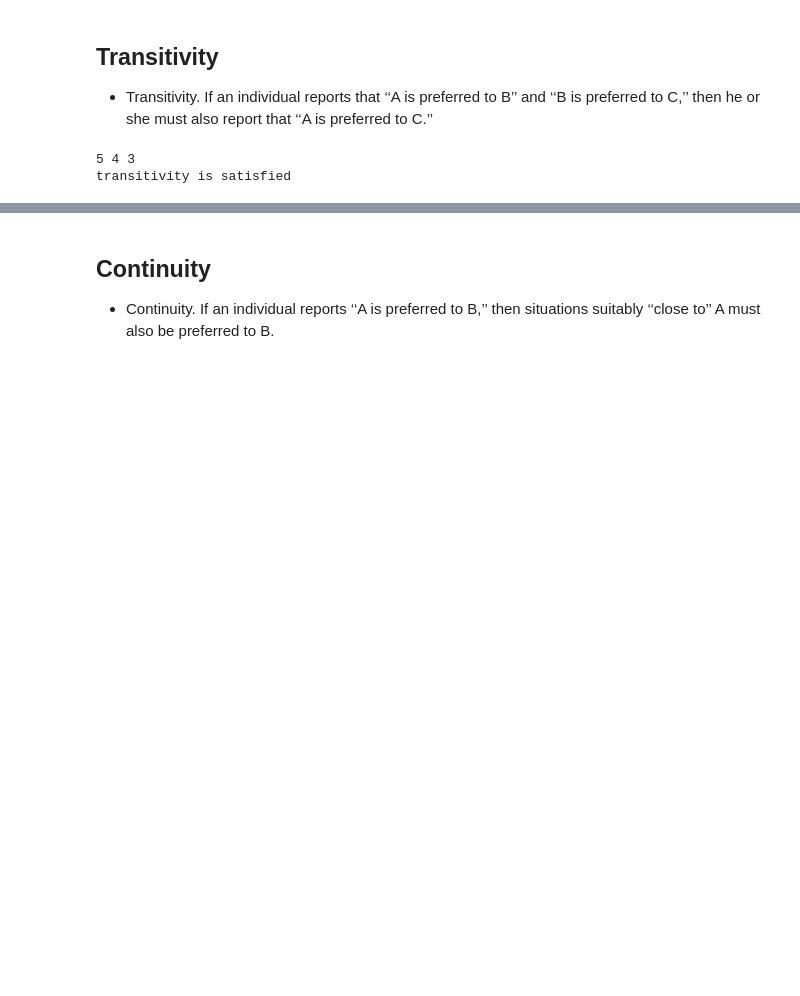
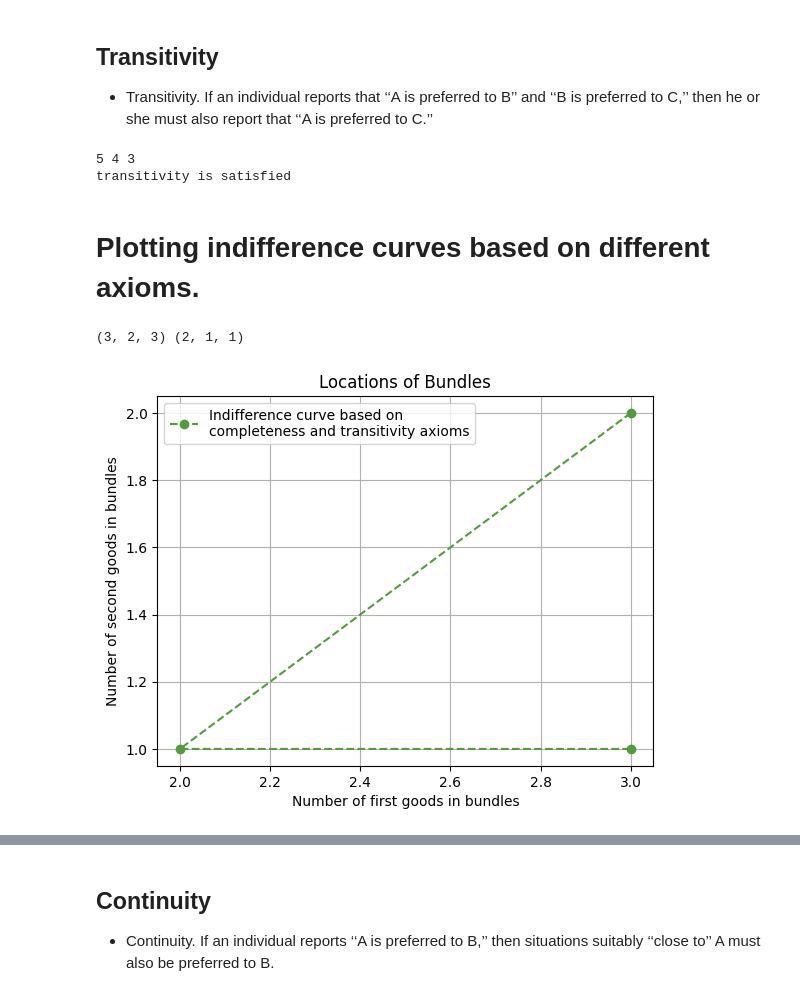
Before and after one commit to mjavadg/Advanced-Microeconomics_Fall2024, a Jupyter notebook: 6th session rational axioms part 2.ipynb, the cells around one changed output, grey strips where cells are left out. Cells and saved outputs as stored; diff of their text form; code cells hidden in the pictures; blank space fills up the shorter version.

```diff
--- a/6th session rational axioms part 2.ipynb
+++ b/6th session rational axioms part 2.ipynb
@@ -57,3 +40,31 @@ if utility_a > utility_b and utility_b > utility_c and utility_a > utility_c:
 # %% [output]
 5 4 3
 transitivity is satisfied
+# %% [markdown]
+# Plotting indifference curves based on different axioms.
+# %%
+# Define the set of choices
+set_of_choices = [(3, 2), (2, 1), (3, 1)]
+
+# Extract x and y coordinates
+x, y = zip(*set_of_choices)
+print(x, y)
+
+# Plot the points and the indifference curve
+plt.plot(x, y, marker = "o", color = '#549A40',
+         label = "Indifference curve based on\ncompleteness and transitivity axioms", linestyle = '--')
+
+# Set the title and labels
+plt.title("Locations of Bundles")
+plt.xlabel('Number of first goods in bundles')
+plt.ylabel('Number of second goods in bundles')
+
+# Grid and legend adjustments
+plt.grid(True)
+plt.legend(loc='upper left')  # Position the legend at the top left
+
+# Show the plot
+plt.show()
+# %% [output]
+(3, 2, 3) (2, 1, 1)
+[figure, added]
```
Also changed, not shown: parts of 10 cells of this notebook.
